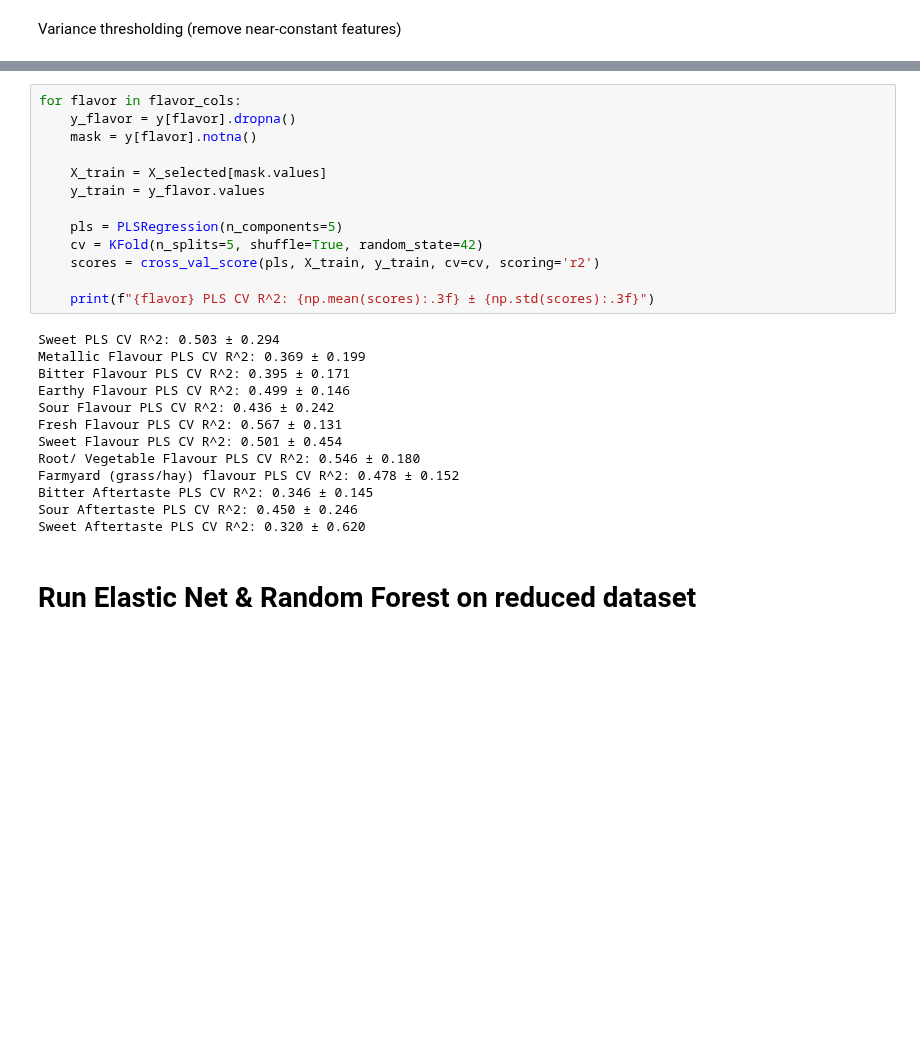
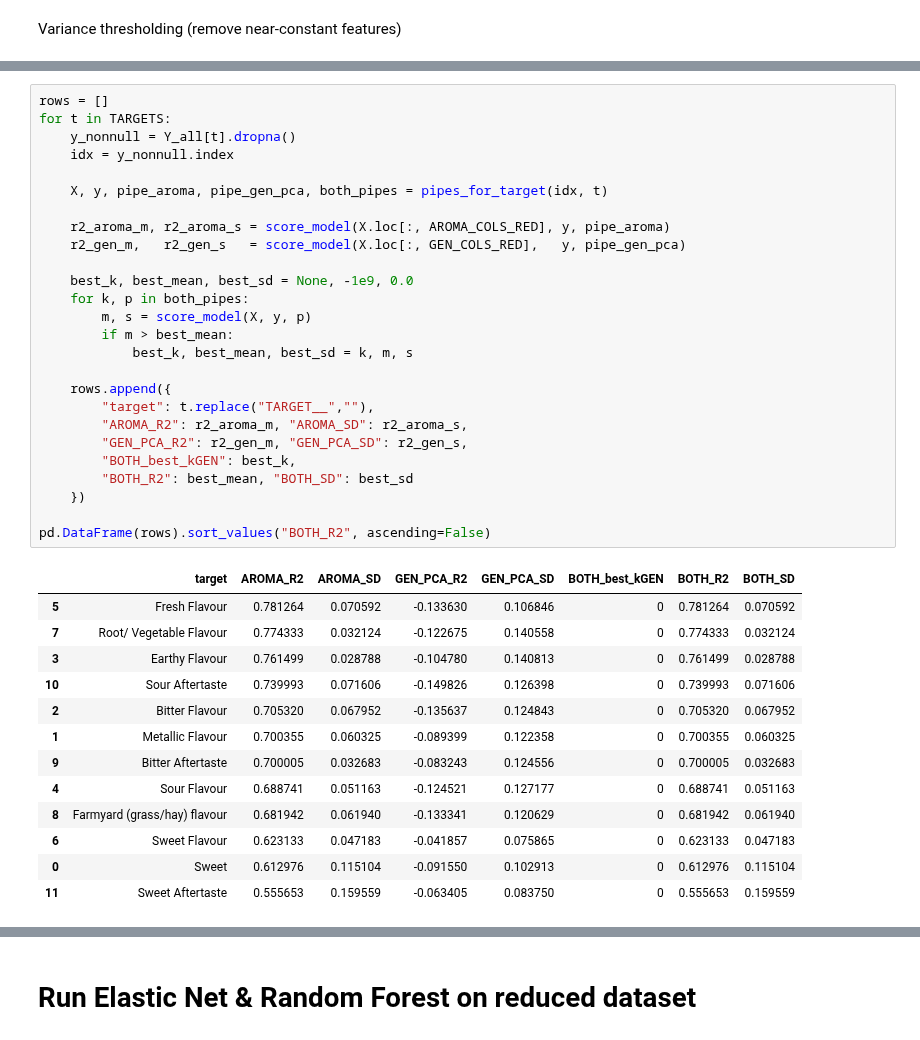
Before and after one commit to Fatemeh1362/internship, a Jupyter notebook: genetic_aroma_favor.ipynb, the cells around one changed output, grey strips where cells are left out. Drawn from its saved outputs; the diff is of its cells as text; blank space fills up the shorter version.

Commit message:
Update genetic_aroma_favor.ipynb
merging flavor-aroma data with genetic

```diff
--- a/genetic_aroma_favor.ipynb
+++ b/genetic_aroma_favor.ipynb
@@ -308,31 +345,45 @@ Shape after SelectKBest: (94, 500)
+# %%
+rows = []
+for t in TARGETS:
+    y_nonnull = Y_all[t].dropna()
+    idx = y_nonnull.index
+
+    X, y, pipe_aroma, pipe_gen_pca, both_pipes = pipes_for_target(idx, t)
+
+    r2_aroma_m, r2_aroma_s = score_model(X.loc[:, AROMA_COLS_RED], y, pipe_aroma)
+    r2_gen_m,   r2_gen_s   = score_model(X.loc[:, GEN_COLS_RED],   y, pipe_gen_pca)
+
+    best_k, best_mean, best_sd = None, -1e9, 0.0
+    for k, p in both_pipes:
+        m, s = score_model(X, y, p)
+        if m > best_mean:
+            best_k, best_mean, best_sd = k, m, s
+
+    rows.append({
+        "target": t.replace("TARGET__",""),
+        "AROMA_R2": r2_aroma_m, "AROMA_SD": r2_aroma_s,
+        "GEN_PCA_R2": r2_gen_m, "GEN_PCA_SD": r2_gen_s,
+        "BOTH_best_kGEN": best_k,
+        "BOTH_R2": best_mean, "BOTH_SD": best_sd
+    })
+
+pd.DataFrame(rows).sort_values("BOTH_R2", ascending=False)
+# %% [output]
+|  | target | AROMA_R2 | AROMA_SD | GEN_PCA_R2 | GEN_PCA_SD | BOTH_best_kGEN | BOTH_R2 | BOTH_SD |
+| 5 | Fresh Flavour | 0.781264 | 0.070592 | -0.133630 | 0.106846 | 0 | 0.781264 | 0.070592 |
+| 7 | Root/ Vegetable Flavour | 0.774333 | 0.032124 | -0.122675 | 0.140558 | 0 | 0.774333 | 0.032124 |
+| 3 | Earthy Flavour | 0.761499 | 0.028788 | -0.104780 | 0.140813 | 0 | 0.761499 | 0.028788 |
+| 10 | Sour Aftertaste | 0.739993 | 0.071606 | -0.149826 | 0.126398 | 0 | 0.739993 | 0.071606 |
+| 2 | Bitter Flavour | 0.705320 | 0.067952 | -0.135637 | 0.124843 | 0 | 0.705320 | 0.067952 |
+| 1 | Metallic Flavour | 0.700355 | 0.060325 | -0.089399 | 0.122358 | 0 | 0.700355 | 0.060325 |
+| 9 | Bitter Aftertaste | 0.700005 | 0.032683 | -0.083243 | 0.124556 | 0 | 0.700005 | 0.032683 |
+| 4 | Sour Flavour | 0.688741 | 0.051163 | -0.124521 | 0.127177 | 0 | 0.688741 | 0.051163 |
+| 8 | Farmyard (grass/hay) flavour | 0.681942 | 0.061940 | -0.133341 | 0.120629 | 0 | 0.681942 | 0.061940 |
+| 6 | Sweet Flavour | 0.623133 | 0.047183 | -0.041857 | 0.075865 | 0 | 0.623133 | 0.047183 |
+| 0 | Sweet | 0.612976 | 0.115104 | -0.091550 | 0.102913 | 0 | 0.612976 | 0.115104 |
+| 11 | Sweet Aftertaste | 0.555653 | 0.159559 | -0.063405 | 0.083750 | 0 | 0.555653 | 0.159559 |
 # %% [markdown]
 <!-- Lasso regression -->
-# %%
-for flavor in flavor_cols:
-    y_flavor = y[flavor].dropna()
-    mask = y[flavor].notna()
-
-    X_train = X_selected[mask.values]
-    y_train = y_flavor.values
-
-    pls = PLSRegression(n_components=5)
-    cv = KFold(n_splits=5, shuffle=True, random_state=42)
-    scores = cross_val_score(pls, X_train, y_train, cv=cv, scoring='r2')
-
-    print(f"{flavor} PLS CV R^2: {np.mean(scores):.3f} ± {np.std(scores):.3f}")
-# %% [output]
-Sweet PLS CV R^2: 0.503 ± 0.294
-Metallic Flavour PLS CV R^2: 0.369 ± 0.199
-Bitter Flavour PLS CV R^2: 0.395 ± 0.171
-Earthy Flavour PLS CV R^2: 0.499 ± 0.146
-Sour Flavour PLS CV R^2: 0.436 ± 0.242
-Fresh Flavour PLS CV R^2: 0.567 ± 0.131
-Sweet Flavour PLS CV R^2: 0.501 ± 0.454
-Root/ Vegetable Flavour PLS CV R^2: 0.546 ± 0.180
-Farmyard (grass/hay) flavour PLS CV R^2: 0.478 ± 0.152
-Bitter Aftertaste PLS CV R^2: 0.346 ± 0.145
-Sour Aftertaste PLS CV R^2: 0.450 ± 0.246
-Sweet Aftertaste PLS CV R^2: 0.320 ± 0.620
 # %% [markdown]
 # Run Elastic Net & Random Forest on reduced dataset
 # %%
```
Also changed, not shown: parts of 8 cells of this notebook.
